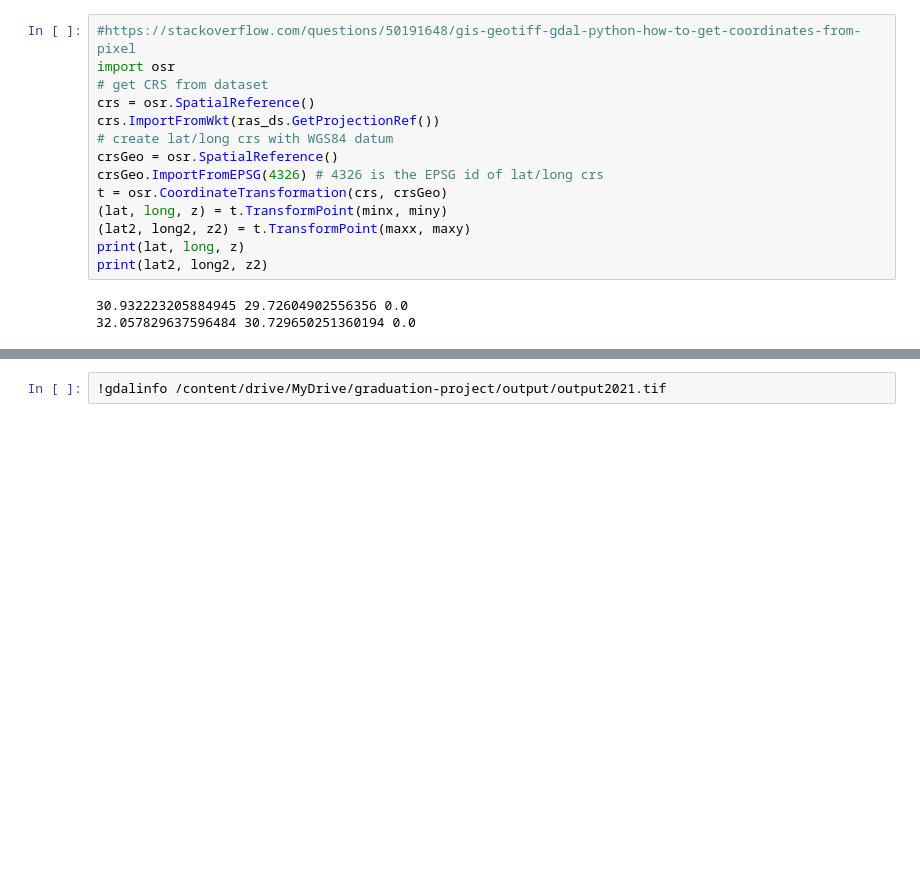
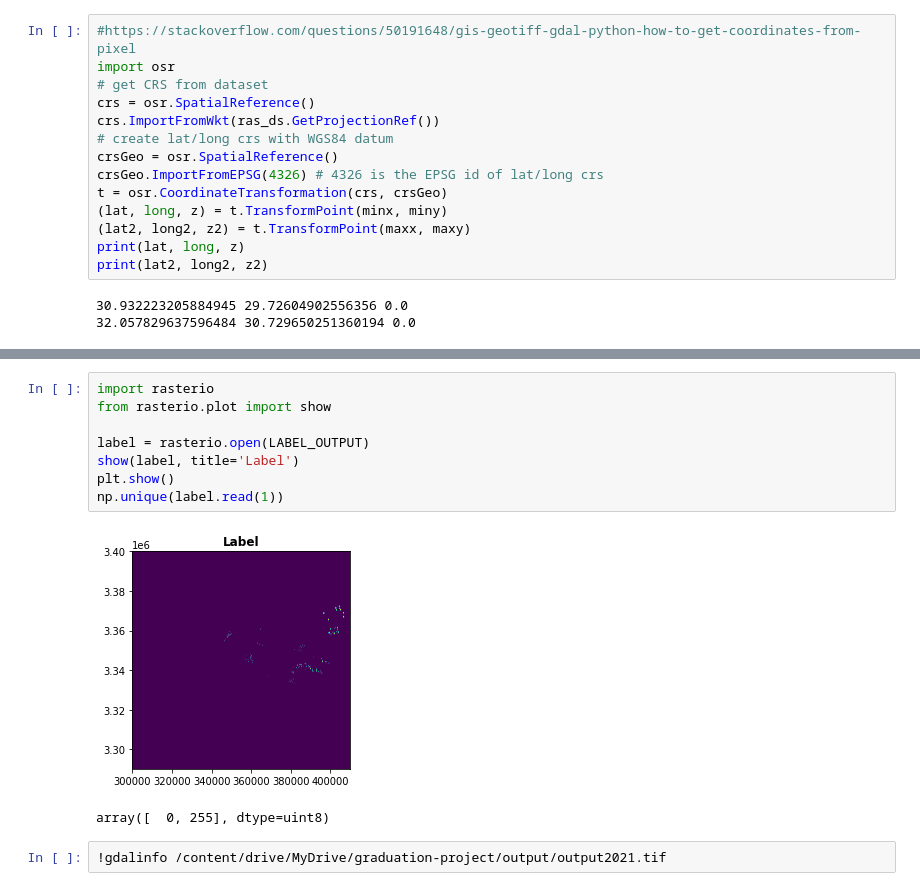
Before and after one commit to omarsayed7/Satellite-Segmentation, a Jupyter notebook: Data_pre_processing.ipynb, the cells around one changed output, grey strips where cells are left out. Saved outputs shown, nothing was run; the diff lists cells and outputs as text; blank space fills up the shorter version.

```diff
--- a/Data_pre_processing.ipynb
+++ b/Data_pre_processing.ipynb
@@ -108,3 +133,14 @@ print(lat2, long2, z2)
+# %%
+import rasterio
+from rasterio.plot import show
+
+label = rasterio.open(LABEL_OUTPUT)
+show(label, title='Label')
+plt.show()
+np.unique(label.read(1))
+# %% [output]
+[figure, added]
+array([  0, 255], dtype=uint8)
 # %%
 !gdalinfo /content/drive/MyDrive/graduation-project/output/output2021.tif
 # %% [output]
```
Also changed, not shown: parts of 27 cells of this notebook.
